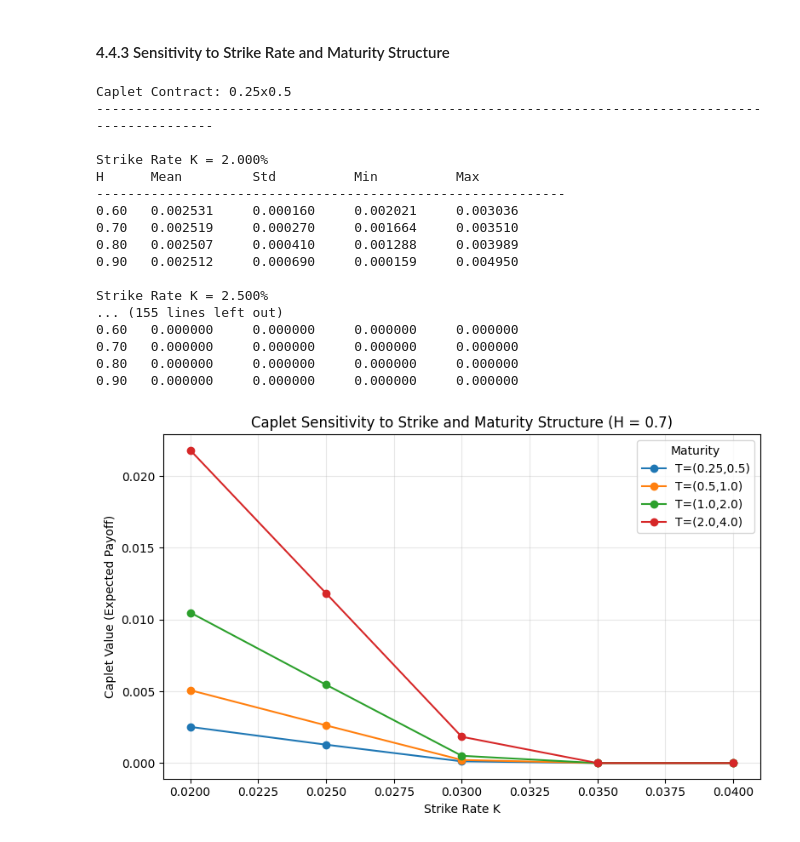
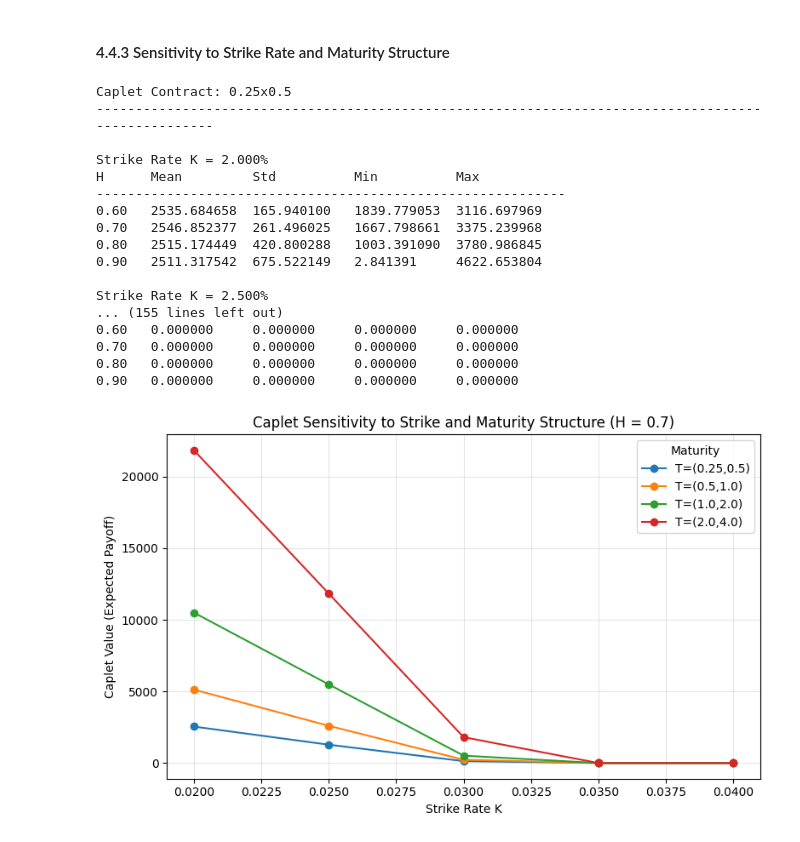
Before and after one commit to katieli0828/Dissertation, a Jupyter notebook: CH4_derivative_pricing.ipynb, the cells around one changed output. Saved outputs shown, nothing was run; the diff lists cells and outputs as text; code cells hidden in the pictures.

```diff
--- a/CH4_derivative_pricing.ipynb
+++ b/CH4_derivative_pricing.ipynb
@@ -1184,8 +1184,8 @@ floorlet_means = []
 for H in H_list:
     r_paths, dt = model.simulate_rate_paths(M, T=T_settlement, H=H)
     L_i = model.compute_forward_rate(r_paths, dt, T_fixing, T_settlement)
-    caplet = model.theoretical_caplet_payoff(L_i, K, N=1, tau_i=tau_i)
-    floorlet = model.theoretical_floorlet_payoff(L_i, K, N=1, tau_i=tau_i)
+    caplet = model.theoretical_caplet_payoff(L_i, K, N=1000000, tau_i=tau_i)
+    floorlet = model.theoretical_floorlet_payoff(L_i, K, N=1000000, tau_i=tau_i)
     caplet_means.append(np.mean(caplet))
     floorlet_means.append(np.mean(floorlet))
 
@@ -1226,7 +1226,7 @@ for (Ti, Ti1) in maturity_pairs:
         for H in H_list:
             r_paths, dt = model.simulate_rate_paths(M, T=Ti1, H=H)
             L_i = model.compute_forward_rate(r_paths, dt, Ti, Ti1)
-            payoff = model.theoretical_caplet_payoff(L_i, K, N=1, tau_i=tau_i)
+            payoff = model.theoretical_caplet_payoff(L_i, K, N=1000000, tau_i=tau_i)
             stats = {
                 "mean": np.mean(payoff),
                 "std": np.std(payoff),
@@ -1259,35 +1259,35 @@ for (Ti, Ti1) in maturity_pairs:
 df = pd.DataFrame(records)
 H_target = 0.7
 df_plot = df[df["H"] == H_target]
 
 plt.figure(figsize=(8, 5))
 for (Ti, Ti1) in maturity_pairs:
     df_sub = df_plot[(df_plot["Ti"] == Ti) & (df_plot["Ti1"] == Ti1)]
     plt.plot(df_sub["K"], df_sub["Caplet Value"], marker='o', label=f"T=({Ti},{Ti1})")
 
 plt.xlabel("Strike Rate K")
 plt.ylabel("Caplet Value (Expected Payoff)")
 plt.title(f"Caplet Sensitivity to Strike and Maturity Structure (H = {H_target})")
 plt.grid(True, alpha=0.3)
 plt.legend(title="Maturity")
 plt.tight_layout()
 plt.show()
 # %% [output]
 Caplet Contract: 0.25x0.5
 ----------------------------------------------------------------------------------------------------
 
 Strike Rate K = 2.000%
 H      Mean         Std          Min          Max
 ------------------------------------------------------------
-0.60   0.002531     0.000160     0.002021     0.003036
-0.70   0.002519     0.000270     0.001664     0.003510
-0.80   0.002507     0.000410     0.001288     0.003989
-0.90   0.002512     0.000690     0.000159     0.004950
+0.60   2535.684658  165.940100   1839.779053  3116.697969
+0.70   2546.852377  261.496025   1667.798661  3375.239968
+0.80   2515.174449  420.800288   1003.391090  3780.986845
+0.90   2511.317542  675.522149   2.841391     4622.653804
 
 Strike Rate K = 2.500%
 ... (155 lines left out)
 0.60   0.000000     0.000000     0.000000     0.000000
 0.70   0.000000     0.000000     0.000000     0.000000
 0.80   0.000000     0.000000     0.000000     0.000000
 0.90   0.000000     0.000000     0.000000     0.000000
-[figure, old version]
+[figure, new version]
```
Also changed, not shown: parts of 1 cell of this notebook.
